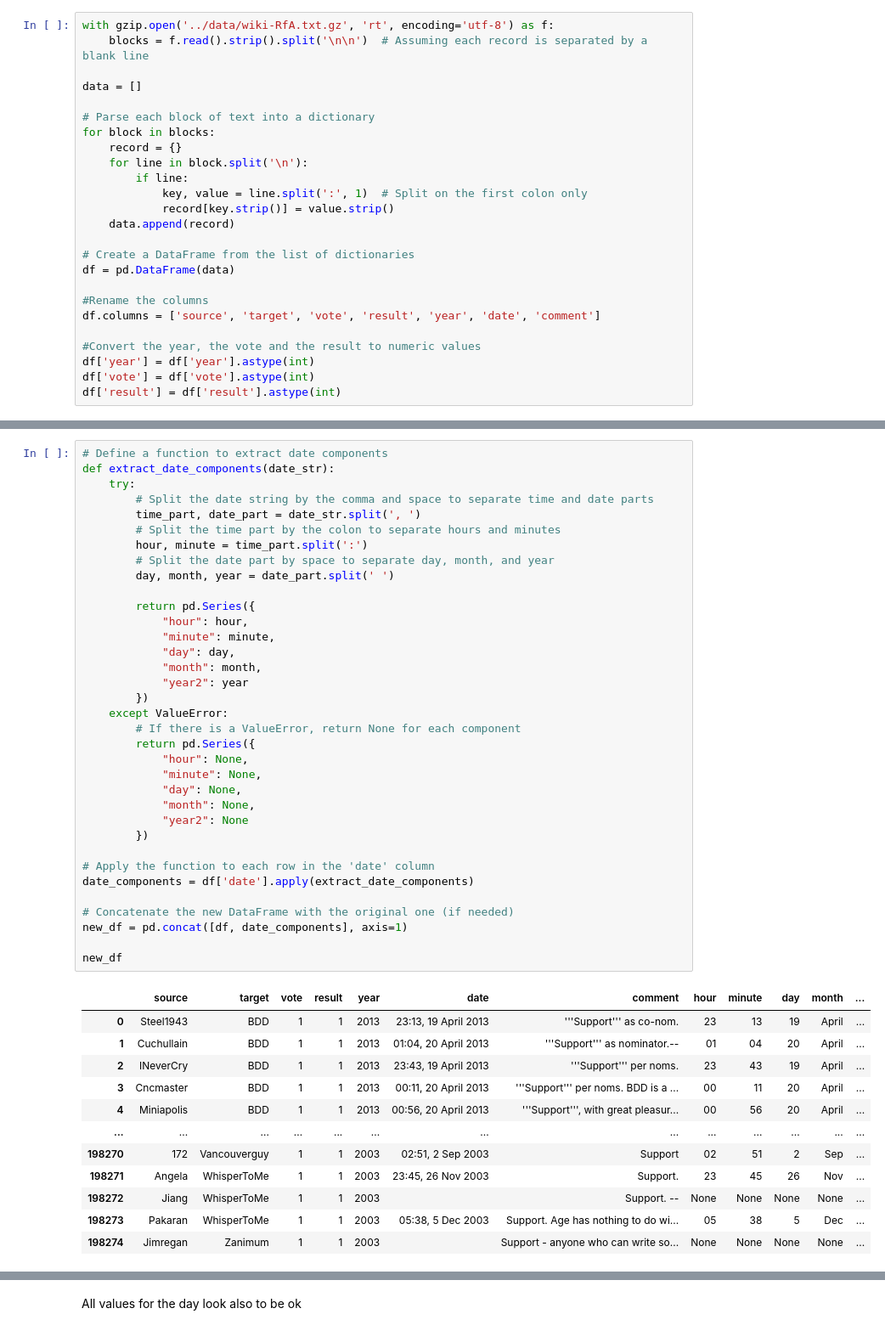
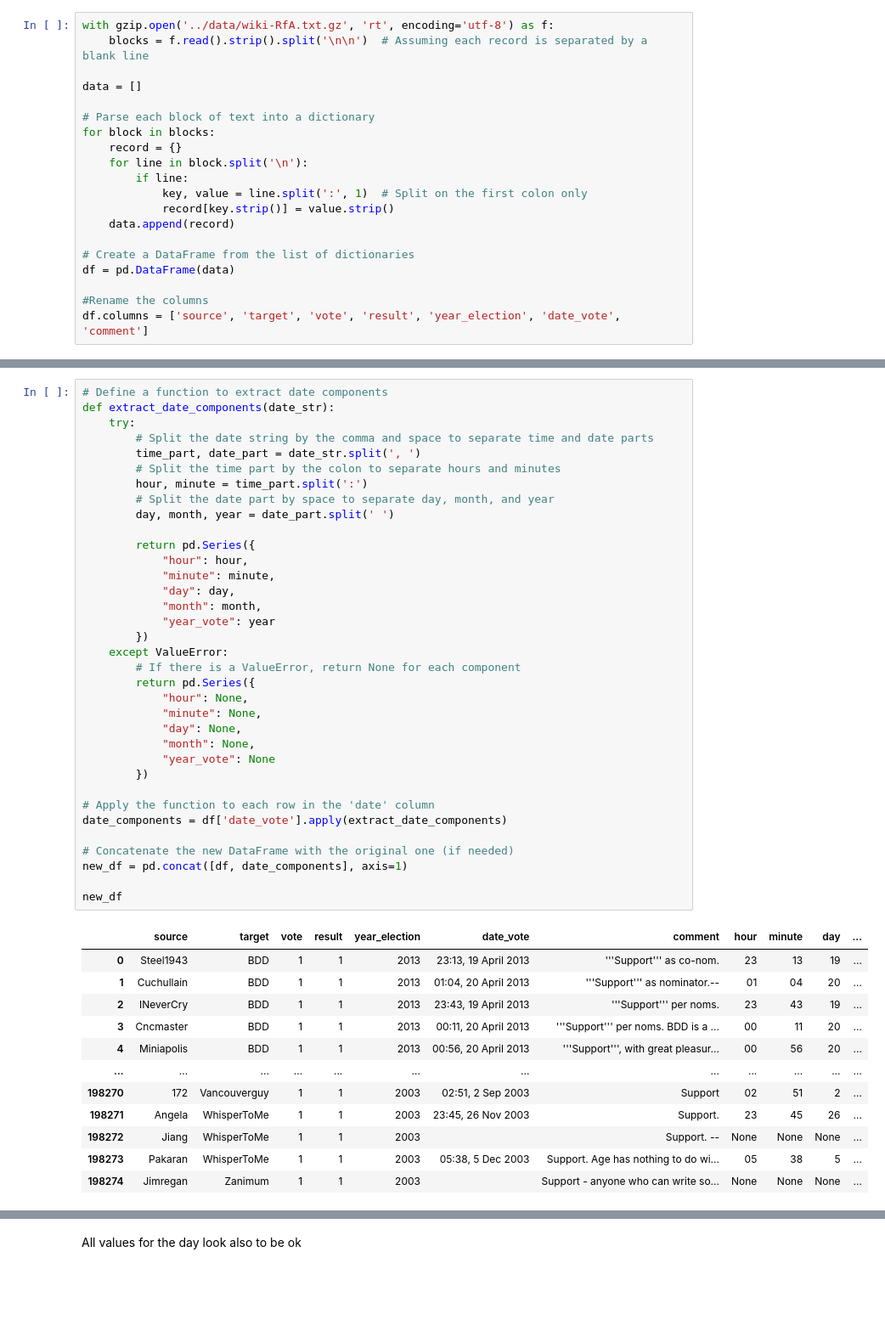
Before and after one commit to epfl-ada/ada-2023-project-thedatafreaks, a Jupyter notebook: notebooks/data_exploration.ipynb, the cells around one changed output, grey strips where cells are left out. Shown at 85% size. Drawn from its saved outputs; the diff is of its cells as text; blank space fills up the shorter version.

```diff
--- a/notebooks/data_exploration.ipynb
+++ b/notebooks/data_exploration.ipynb
@@ -21,9 +24,4 @@ for block in blocks:
 df = pd.DataFrame(data)
 
 #Rename the columns
-df.columns = ['source', 'target', 'vote', 'result', 'year', 'date', 'comment']
-
-#Convert the year, the vote and the result to numeric values
-df['year'] = df['year'].astype(int)
-df['vote'] = df['vote'].astype(int)
-df['result'] = df['result'].astype(int)
+df.columns = ['source', 'target', 'vote', 'result', 'year_election', 'date_vote', 'comment']
@@ -53,46 +51,46 @@ def extract_date_components(date_str):
     try:
         # Split the date string by the comma and space to separate time and date parts
         time_part, date_part = date_str.split(', ')
         # Split the time part by the colon to separate hours and minutes
         hour, minute = time_part.split(':')
         # Split the date part by space to separate day, month, and year
         day, month, year = date_part.split(' ')
 
         return pd.Series({
             "hour": hour,
             "minute": minute,
             "day": day,
             "month": month,
-            "year2": year
+            "year_vote": year
         })
     except ValueError:
         # If there is a ValueError, return None for each component
         return pd.Series({
             "hour": None,
             "minute": None,
             "day": None,
             "month": None,
-            "year2": None
+            "year_vote": None
         })
 
 # Apply the function to each row in the 'date' column
-date_components = df['date'].apply(extract_date_components)
+date_components = df['date_vote'].apply(extract_date_components)
 
 # Concatenate the new DataFrame with the original one (if needed)
 new_df = pd.concat([df, date_components], axis=1)
 
 new_df
 # %% [output]
-|  | source | target | vote | result | year | date | comment | hour | minute | day | month | ... |
-| 0 | Steel1943 | BDD | 1 | 1 | 2013 | 23:13, 19 April 2013 | '''Support''' as co-nom. | 23 | 13 | 19 | April | ... |
-| 1 | Cuchullain | BDD | 1 | 1 | 2013 | 01:04, 20 April 2013 | '''Support''' as nominator.-- | 01 | 04 | 20 | April | ... |
-| 2 | INeverCry | BDD | 1 | 1 | 2013 | 23:43, 19 April 2013 | '''Support''' per noms. | 23 | 43 | 19 | April | ... |
-| 3 | Cncmaster | BDD | 1 | 1 | 2013 | 00:11, 20 April 2013 | '''Support''' per noms. BDD is a ... | 00 | 11 | 20 | April | ... |
-| 4 | Miniapolis | BDD | 1 | 1 | 2013 | 00:56, 20 April 2013 | '''Support''', with great pleasur... | 00 | 56 | 20 | April | ... |
-| ... | ... | ... | ... | ... | ... | ... | ... | ... | ... | ... | ... | ... |
-| 198270 | 172 | Vancouverguy | 1 | 1 | 2003 | 02:51, 2 Sep 2003 | Support | 02 | 51 | 2 | Sep | ... |
-| 198271 | Angela | WhisperToMe | 1 | 1 | 2003 | 23:45, 26 Nov 2003 | Support. | 23 | 45 | 26 | Nov | ... |
-| 198272 | Jiang | WhisperToMe | 1 | 1 | 2003 |  | Support. -- | None | None | None | None | ... |
-| 198273 | Pakaran | WhisperToMe | 1 | 1 | 2003 | 05:38, 5 Dec 2003 | Support. Age has nothing to do wi... | 05 | 38 | 5 | Dec | ... |
-| 198274 | Jimregan | Zanimum | 1 | 1 | 2003 |  | Support - anyone who can write so... | None | None | None | None | ... |
+|  | source | target | vote | result | year_election | date_vote | comment | hour | minute | day | ... |
+| 0 | Steel1943 | BDD | 1 | 1 | 2013 | 23:13, 19 April 2013 | '''Support''' as co-nom. | 23 | 13 | 19 | ... |
+| 1 | Cuchullain | BDD | 1 | 1 | 2013 | 01:04, 20 April 2013 | '''Support''' as nominator.-- | 01 | 04 | 20 | ... |
+| 2 | INeverCry | BDD | 1 | 1 | 2013 | 23:43, 19 April 2013 | '''Support''' per noms. | 23 | 43 | 19 | ... |
+| 3 | Cncmaster | BDD | 1 | 1 | 2013 | 00:11, 20 April 2013 | '''Support''' per noms. BDD is a ... | 00 | 11 | 20 | ... |
+| 4 | Miniapolis | BDD | 1 | 1 | 2013 | 00:56, 20 April 2013 | '''Support''', with great pleasur... | 00 | 56 | 20 | ... |
+| ... | ... | ... | ... | ... | ... | ... | ... | ... | ... | ... | ... |
+| 198270 | 172 | Vancouverguy | 1 | 1 | 2003 | 02:51, 2 Sep 2003 | Support | 02 | 51 | 2 | ... |
+| 198271 | Angela | WhisperToMe | 1 | 1 | 2003 | 23:45, 26 Nov 2003 | Support. | 23 | 45 | 26 | ... |
+| 198272 | Jiang | WhisperToMe | 1 | 1 | 2003 |  | Support. -- | None | None | None | ... |
+| 198273 | Pakaran | WhisperToMe | 1 | 1 | 2003 | 05:38, 5 Dec 2003 | Support. Age has nothing to do wi... | 05 | 38 | 5 | ... |
+| 198274 | Jimregan | Zanimum | 1 | 1 | 2003 |  | Support - anyone who can write so... | None | None | None | ... |
 198275 rows × 12 columns
```
Also changed, not shown: parts of 41 cells of this notebook, 2 other files.
